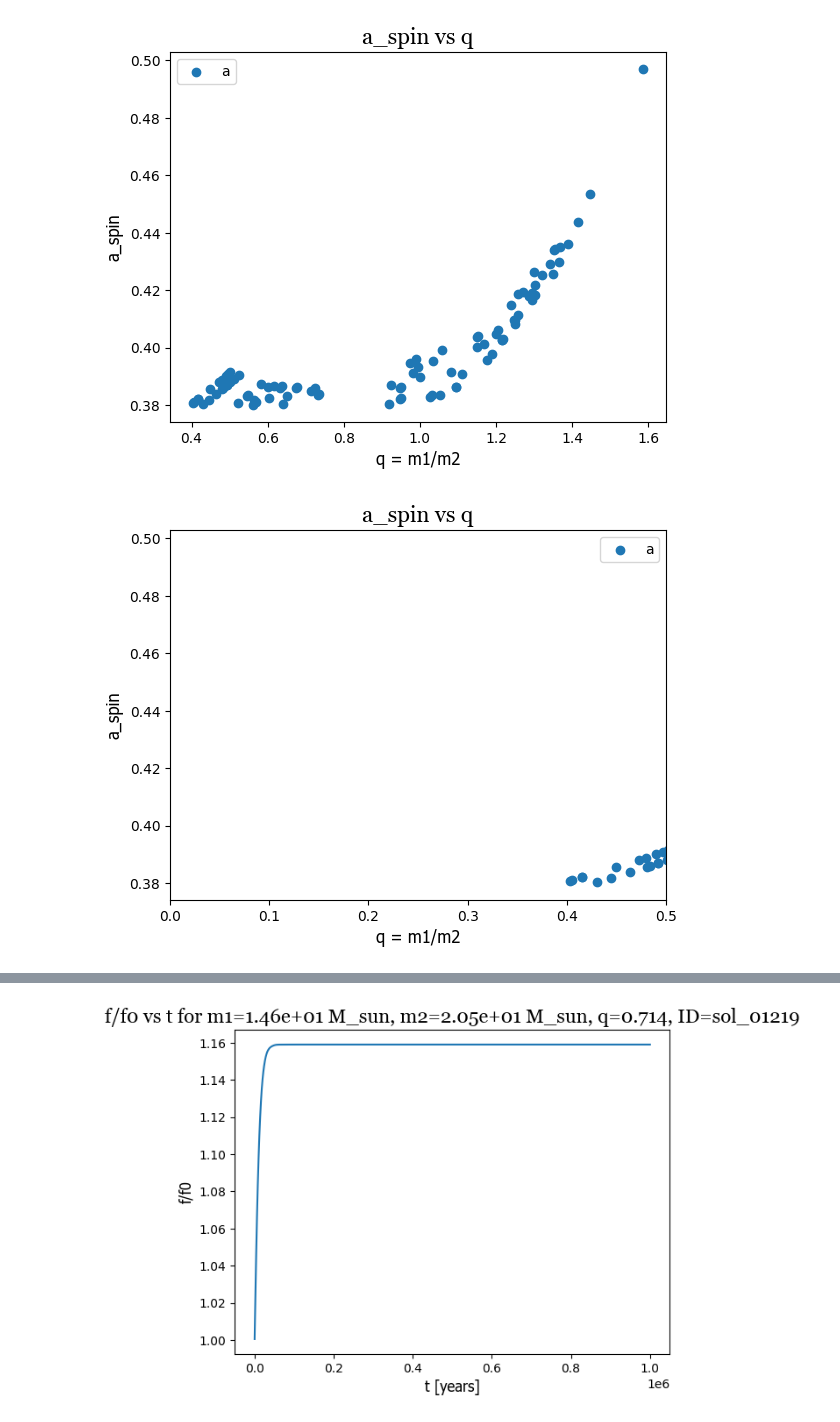
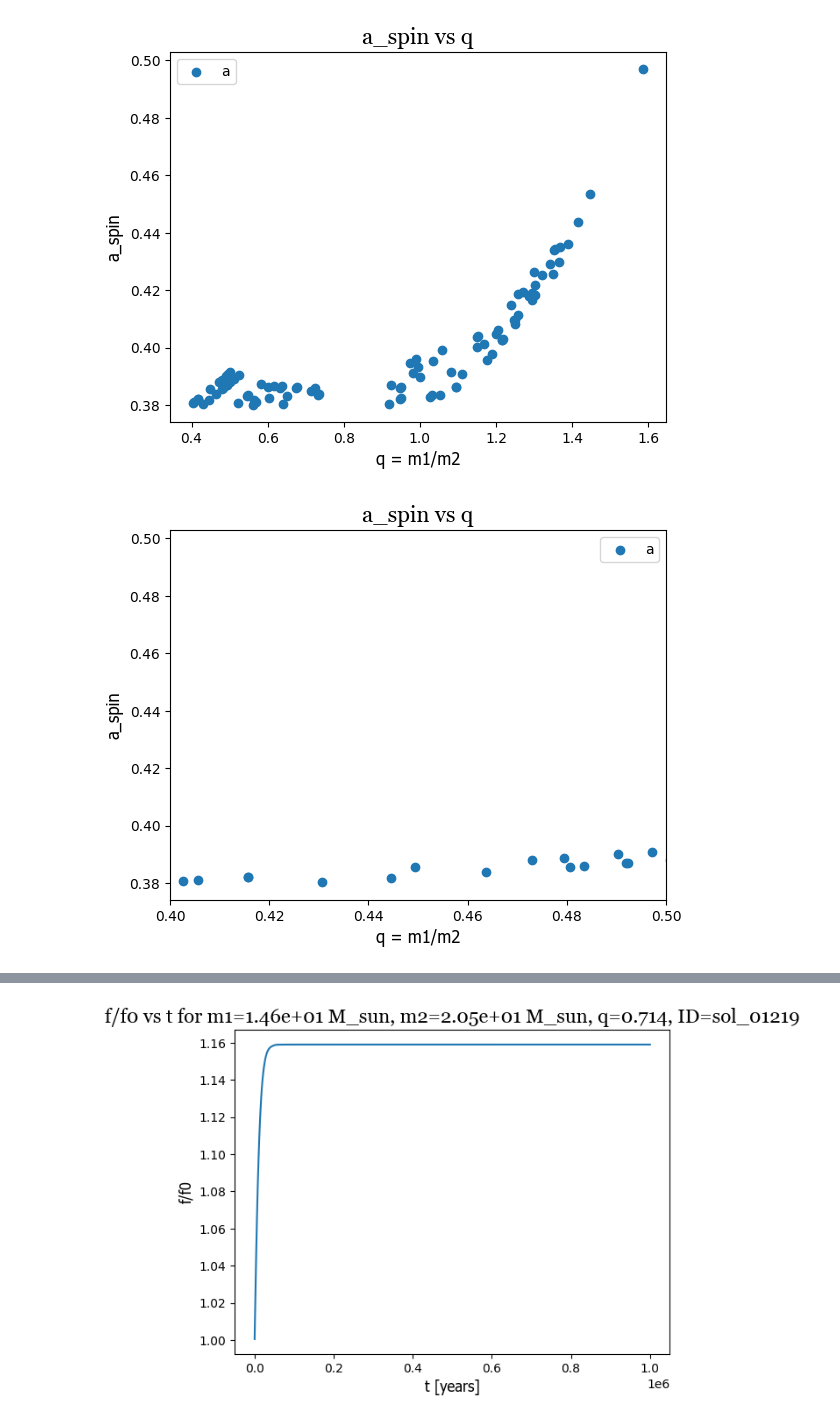
Before and after one commit to Nyaa394/Tidal-Spin-Up-in-Wolf-Rayet-Stars, a Jupyter notebook: all_ok.ipynb, the cells around one changed output, grey strips where cells are left out. Drawn from its saved outputs; the diff is of its cells as text; code cells hidden in the pictures.

Commit message:
further analysis of various cases, reducing graph outputs as I focus on a narrower interval

```diff
--- a/all_ok.ipynb
+++ b/all_ok.ipynb
@@ -42,35 +42,35 @@ with open("all_ok.csv", "r") as o:
         J = float(row["final angular momentum J (kg m^2/s)"])
         a_spin = float(row["spin parameter a_spin"])
         a_final = float(row["final separation a_final (m)"])
         a_min_si = float(row["minimum separation a_min (m)"])
         q = m1/m2
 
         all_q.append(q)
         all_a_spin.append(a_spin)
         all_kQ.append(k/Q)
         all_P_orb.append(2/f_final)
 
 q_array = np.array(all_q)
 a_spin_array = np.array(all_a_spin)
 kQ_array = np.array(all_kQ)
 P_orb_array = np.array(all_P_orb)
 
 # plot a_spin vs q
 p.scatter2d(q_array, a_spin_array, xlabel='q = m1/m2', ylabel='a_spin',
             title=f"a_spin vs q", legend='a_spin(q)', colour=None, axis_font="tahoma", axis_size=12, title_font="georgia", title_size=16, legend_size=10)
 
 p.scatter2d(q_array, a_spin_array, xlabel='q = m1/m2',
-            ylabel='a_spin', title=f"a_spin vs q", legend='a_spin(q)', colour=None, xlim=(0, 0.5), axis_font='Tahoma', axis_size=12, title_font='Georgia', title_size=16, legend_size=10)
+            ylabel='a_spin', title=f"a_spin vs q", legend='a_spin(q)', colour=None, xlim=(0.4, 0.5), axis_font='Tahoma', axis_size=12, title_font='Georgia', title_size=16, legend_size=10)
 
 p.scatter2d(q_array, a_spin_array, xlabel='q = m1/m2',
             ylabel='a_spin', title=f"a_spin vs q", legend='a_spin(q)', colour=None, xlim=(1.4, 1.7), axis_font='Tahoma', axis_size=12, title_font='Georgia', title_size=16, legend_size=10)
 
 # plot q vs k/Q with a contour for a_spin
 p.plot2d_contour(q_array, P_orb_array/(3600*24), a_spin_array, xlabel='q = m1/m2', ylabel='P_orb [days]',
                  title=f"Contour plot of a_spin over q and P_orb", legend='a_spin(q, k/Q)', axis_font="tahoma", axis_size=12, title_font="georgia", title_size=16, legend_size=10)
 # %% [output]
 [figure]
-[figure, old version]
+[figure, new version]
 [figure]
 [figure]
 # %%
```
Also changed, not shown: 3 other files.
